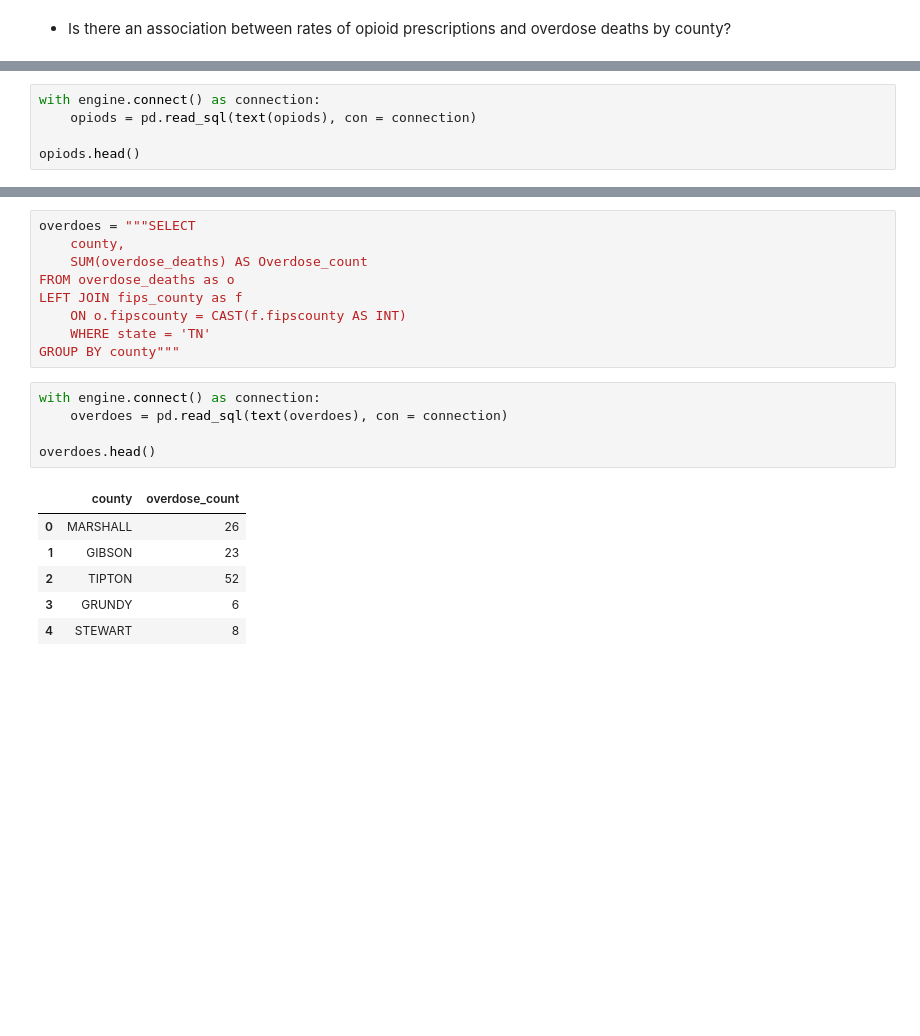
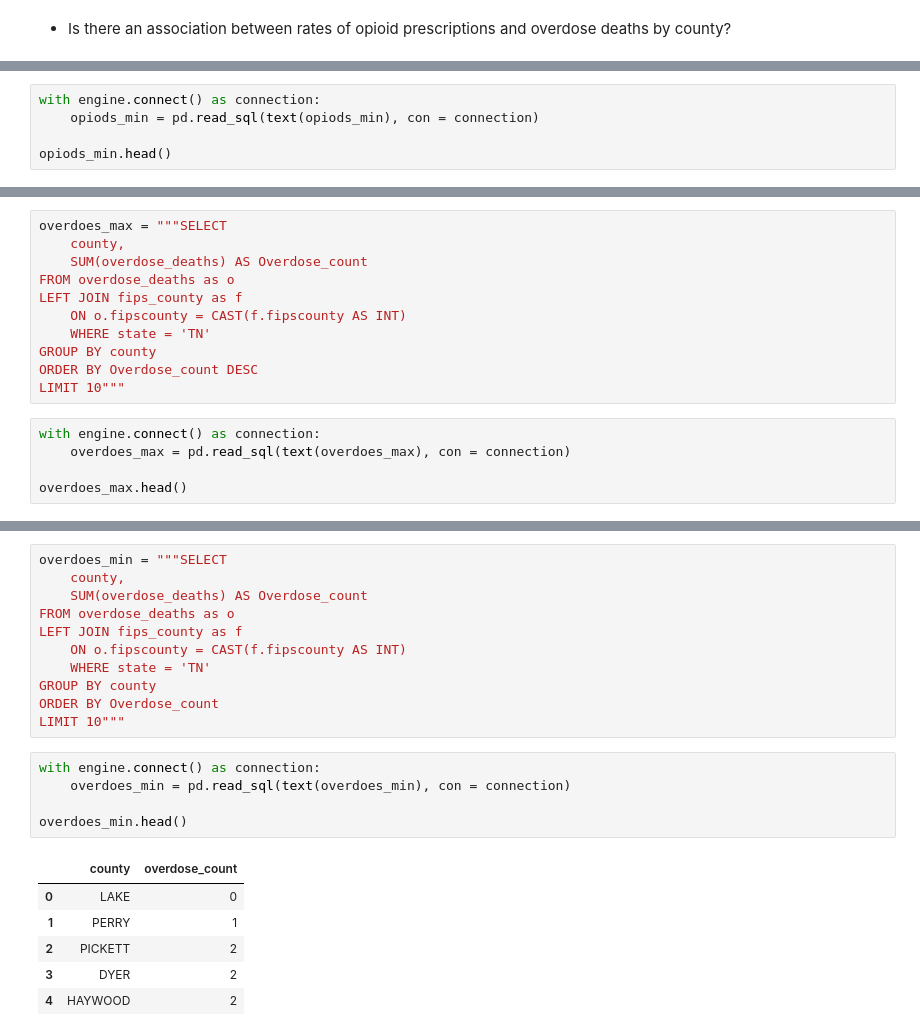
Before and after one commit to NSS-Data-Analytics-Cohort-12/prescribers-python-da12-v2-pandas-pandemonium, a Jupyter notebook: notebooks/prescribers.ipynb, the cells around one changed output, grey strips where cells are left out. Drawn from its saved outputs; the diff is of its cells as text; blank space fills up the shorter version.

```diff
--- a/notebooks/prescribers.ipynb
+++ b/notebooks/prescribers.ipynb
@@ -92,6 +126,6 @@ GROUP by f.county"""
 # %%
 with engine.connect() as connection:
-    opiods = pd.read_sql(text(opiods), con = connection)
+    opiods_min = pd.read_sql(text(opiods_min), con = connection)
 
-opiods.head()
+opiods_min.head()
 # %% [output]
@@ -103,0 +148,16 @@ opiods.head()
+# %%
+overdoes_max = """SELECT
+	county,
+	SUM(overdose_deaths) AS Overdose_count
+FROM overdose_deaths as o
+LEFT JOIN fips_county as f
+	ON o.fipscounty = CAST(f.fipscounty AS INT)
+	WHERE state = 'TN'
+GROUP BY county
+ORDER BY Overdose_count DESC
+LIMIT 10"""
+# %%
+with engine.connect() as connection:
+    overdoes_max = pd.read_sql(text(overdoes_max), con = connection)
+
+overdoes_max.head()
@@ -104,21 +179,23 @@ opiods.head()
 # %%
-overdoes = """SELECT
+overdoes_min = """SELECT
 	county,
 	SUM(overdose_deaths) AS Overdose_count
 FROM overdose_deaths as o
 LEFT JOIN fips_county as f
 	ON o.fipscounty = CAST(f.fipscounty AS INT)
 	WHERE state = 'TN'
-GROUP BY county"""
+GROUP BY county
+ORDER BY Overdose_count
+LIMIT 10"""
 # %%
 with engine.connect() as connection:
-    overdoes = pd.read_sql(text(overdoes), con = connection)
+    overdoes_min = pd.read_sql(text(overdoes_min), con = connection)
 
-overdoes.head()
+overdoes_min.head()
 # %% [output]
 |  | county | overdose_count |
-| 0 | MARSHALL | 26 |
-| 1 | GIBSON | 23 |
-| 2 | TIPTON | 52 |
-| 3 | GRUNDY | 6 |
-| 4 | STEWART | 8 |
+| 0 | LAKE | 0 |
+| 1 | PERRY | 1 |
+| 2 | PICKETT | 2 |
+| 3 | DYER | 2 |
+| 4 | HAYWOOD | 2 |
```
Also changed, not shown: parts of 13 cells of this notebook.
